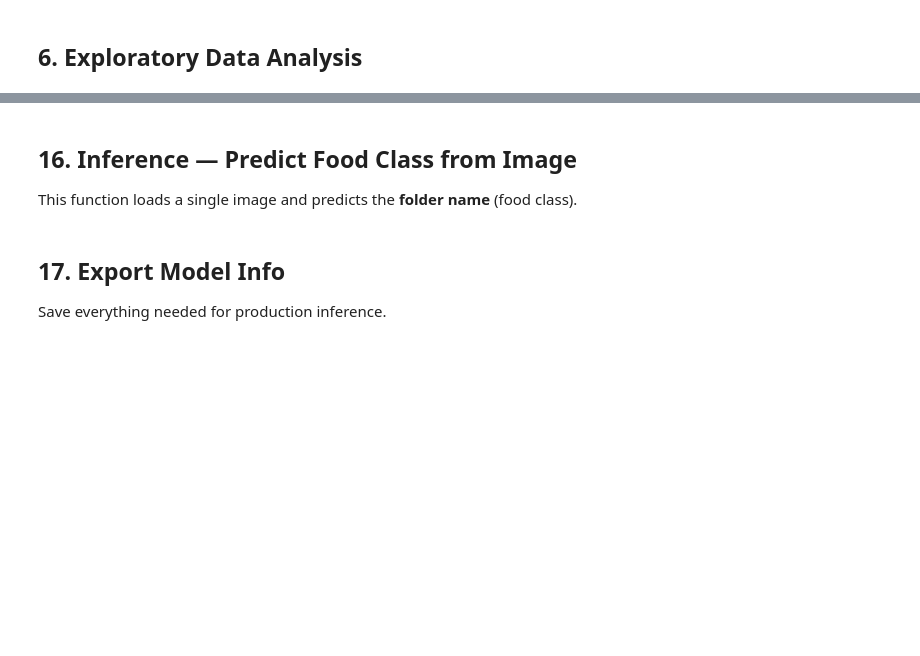
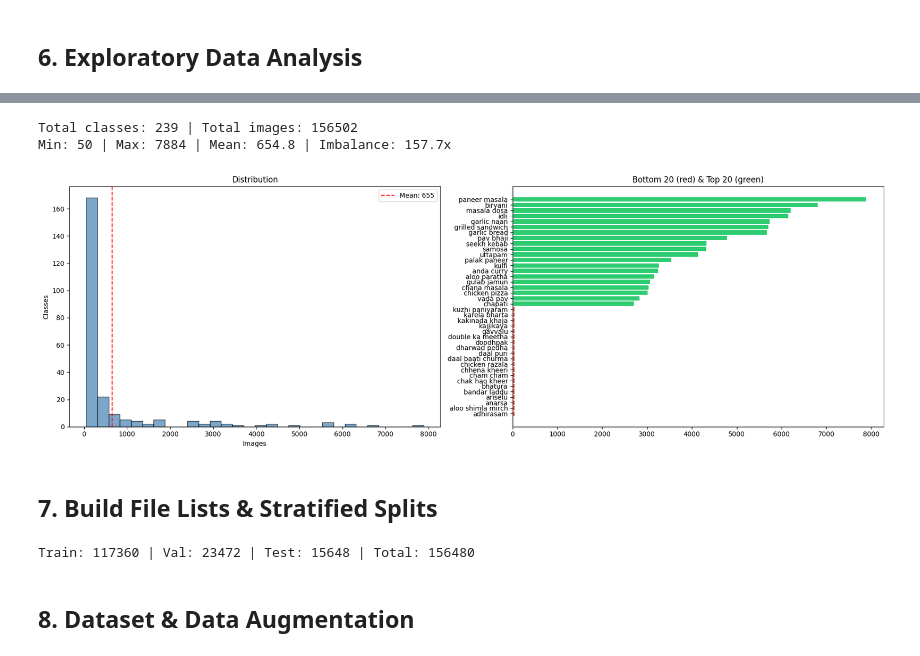
Before and after one commit to KAshyapk07/NutriSense-AI, a Jupyter notebook: Notebooks/08_NutriSense_ConvNeXt_Training.ipynb, the cells around one changed output, grey strips where cells are left out. Drawn from its saved outputs; the diff is of its cells as text; code cells hidden in the pictures; blank space fills up the shorter version.

```diff
--- a/Notebooks/08_NutriSense_ConvNeXt_Training.ipynb
+++ b/Notebooks/08_NutriSense_ConvNeXt_Training.ipynb
@@ -972,4 +216,0 @@ plt.show()
-# %% [markdown]
-## 16. Inference — Predict Food Class from Image
-
-This function loads a single image and predicts the **folder name** (food class).
@@ -1075,4 +216,0 @@ for idx in sample_indices:
-# %% [markdown]
-## 17. Export Model Info
-
-Save everything needed for production inference.
@@ -1117,0 +217,64 @@ print("=" * 60)
+# %%
+class_counts = {}
+for d in sorted(os.listdir(DATASET_DIR)):
+    dp = os.path.join(DATASET_DIR, d)
+    if os.path.isdir(dp):
+        class_counts[d] = len([f for f in os.listdir(dp) if os.path.isfile(os.path.join(dp, f))])
+
+num_classes = len(class_counts)
+counts = list(class_counts.values())
+print(f"Total classes: {num_classes} | Total images: {sum(counts)}")
+print(f"Min: {min(counts)} | Max: {max(counts)} | Mean: {np.mean(counts):.1f} | Imbalance: {max(counts)/min(counts):.1f}x")
+
+fig, axes = plt.subplots(1, 2, figsize=(18, 6))
+axes[0].hist(counts, bins=30, color='steelblue', edgecolor='black', alpha=0.7)
+axes[0].set_xlabel('Images'); axes[0].set_ylabel('Classes'); axes[0].set_title('Distribution')
+axes[0].axvline(np.mean(counts), color='red', linestyle='--', label=f'Mean: {np.mean(counts):.0f}')
+axes[0].legend()
+
+sorted_counts = sorted(class_counts.items(), key=lambda x: x[1])
+combined = sorted_counts[:20] + sorted_counts[-20:]
+axes[1].barh([c[0] for c in combined], [c[1] for c in combined],
+             color=['#e74c3c']*20 + ['#2ecc71']*20)
+axes[1].set_title('Bottom 20 (red) & Top 20 (green)')
+plt.tight_layout(); plt.show()
+# %% [output]
+Total classes: 239 | Total images: 156502
+Min: 50 | Max: 7884 | Mean: 654.8 | Imbalance: 157.7x
+[figure, added]
+# %% [markdown]
+## 7. Build File Lists & Stratified Splits
+# %%
+def build_file_list(dataset_dir, exclude_files=None, exclude_dirs=None):
+    exclude_files = exclude_files or set()
+    exclude_dirs = exclude_dirs or set()
+    class_dirs = sorted([d for d in os.listdir(dataset_dir)
+                         if os.path.isdir(os.path.join(dataset_dir, d)) and d not in exclude_dirs])
+    class_to_idx = {cls: idx for idx, cls in enumerate(class_dirs)}
+    file_list, labels, skipped = [], [], 0
+    for cn in class_dirs:
+        cp = os.path.join(dataset_dir, cn)
+        for fn in os.listdir(cp):
+            fp = os.path.join(cp, fn)
+            ext = os.path.splitext(fn)[1].lower()
+            if not os.path.isfile(fp) or ext not in VALID_EXTENSIONS or fp in exclude_files:
+                skipped += 1; continue
+            file_list.append(fp); labels.append(class_to_idx[cn])
+    return file_list, labels, class_dirs, class_to_idx, skipped
+
+all_excluded = junk_files_set | corrupt_files_set
+all_files, all_labels, class_names, class_to_idx, num_skipped = build_file_list(
+    DATASET_DIR, exclude_files=all_excluded, exclude_dirs=empty_class_dirs)
+
+train_val_files, test_files, train_val_labels, test_labels = train_test_split(
+    all_files, all_labels, test_size=TEST_RATIO, stratify=all_labels, random_state=SEED)
+val_ratio_adj = VAL_RATIO / (1 - TEST_RATIO)
+train_files, val_files, train_labels, val_labels = train_test_split(
+    train_val_files, train_val_labels, test_size=val_ratio_adj, stratify=train_val_labels, random_state=SEED)
+
+print(f"Train: {len(train_files)} | Val: {len(val_files)} | Test: {len(test_files)} | Total: {len(all_files)}")
+np.save(CLASS_NAMES_PATH, np.array(class_names))
+# %% [output]
+Train: 117360 | Val: 23472 | Test: 15648 | Total: 156480
+# %% [markdown]
+## 8. Dataset & Data Augmentation
```
Also changed, not shown: parts of 67 cells of this notebook, 6 other files.
